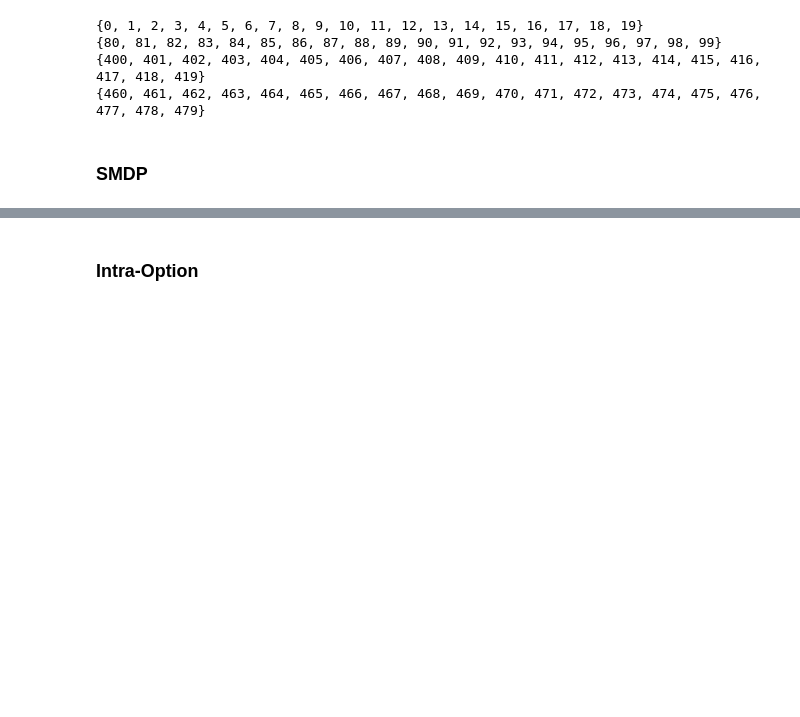
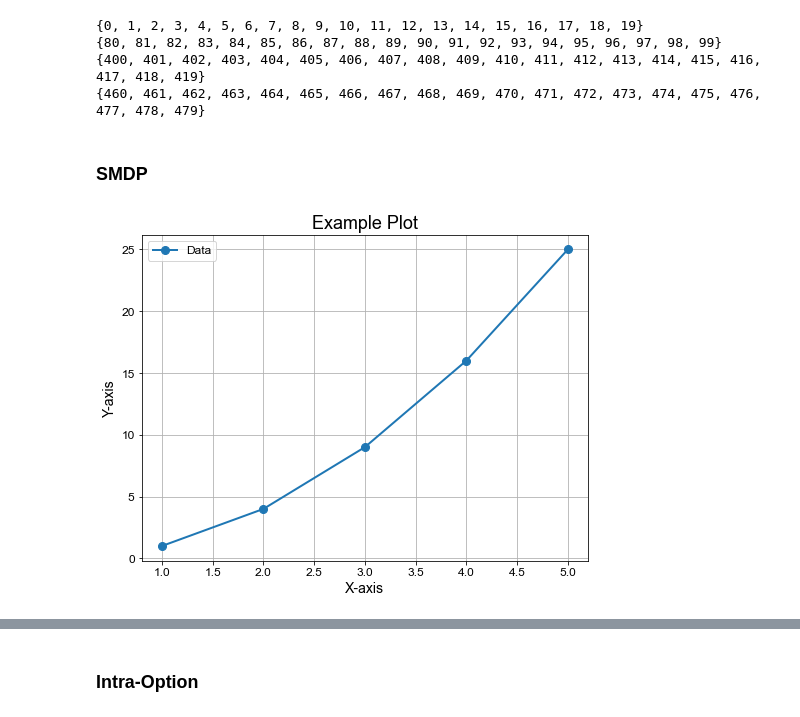
Before and after one commit to nishant-sahoo/RL_Assignments, a Jupyter notebook: Programming Assignments/PA3/notebook.ipynb, the cells around one changed output, grey strips where cells are left out. Drawn from its saved outputs; the diff is of its cells as text; code cells hidden in the pictures; blank space fills up the shorter version.

```diff
--- a/Programming Assignments/PA3/notebook.ipynb
+++ b/Programming Assignments/PA3/notebook.ipynb
@@ -513,3 +522,28 @@ for alpha in alphas:
     np.save(f"hptuning/smdp_{alpha}_option_Q.npy", [option.q_values for option in trainer.options])
 
 smdp_args.alpha = best_results["alpha"]
+# %%
+# Customize matplotlib parameters
+plt.rcParams['figure.figsize'] = (8, 6)  # Set default figure size
+plt.rcParams['axes.titlesize'] = 18      # Set default title font size
+plt.rcParams['axes.labelsize'] = 14      # Set default label font size
+plt.rcParams['xtick.labelsize'] = 12     # Set default x-axis tick label font size
+plt.rcParams['ytick.labelsize'] = 12     # Set default y-axis tick label font size
+plt.rcParams['legend.fontsize'] = 12     # Set default legend font size
+plt.rcParams['lines.linewidth'] = 2     # Set default line width
+plt.rcParams['lines.markersize'] = 8     # Set default marker size
+plt.rcParams['font.family'] = 'Arial'    # Set default font family
+
+# Example plot
+x = [1, 2, 3, 4, 5]
+y = [1, 4, 9, 16, 25]
+
+plt.plot(x, y, marker='o', label='Data')
+plt.title('Example Plot')
+plt.xlabel('X-axis')
+plt.ylabel('Y-axis')
+plt.legend()
+plt.grid(True)
+plt.show()
+# %% [output]
+[figure, added]
```
Also changed, not shown: parts of 8 cells of this notebook, 46 other files.
